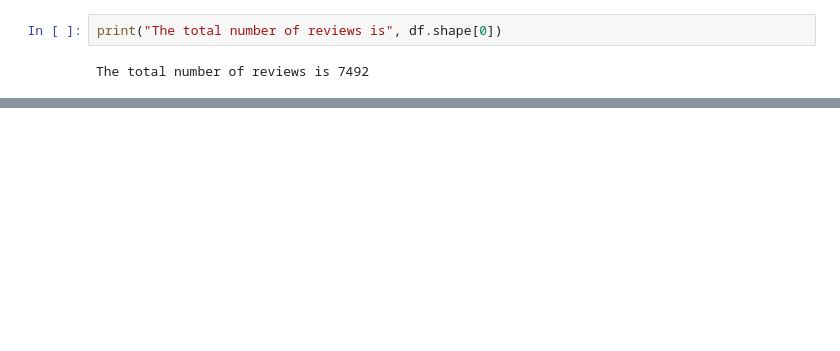
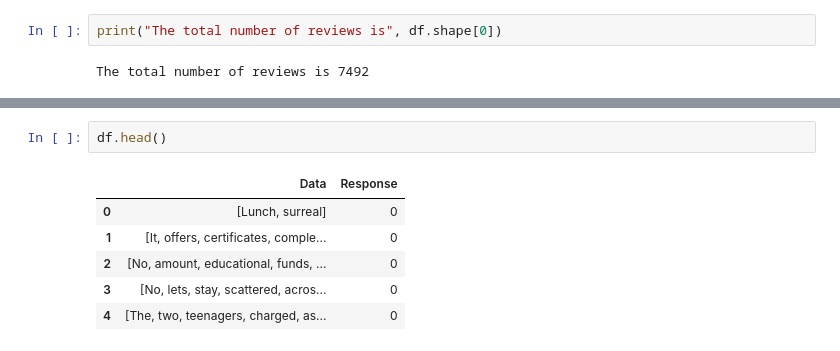
Before and after one commit to Sumith24/Hackathon_Sentiment_Analysis, a Jupyter notebook: comments_semtiment_analysis.ipynb, the cells around one changed output, grey strips where cells are left out. Drawn from its saved outputs; the diff is of its cells as text; blank space fills up the shorter version.

```diff
--- a/comments_semtiment_analysis.ipynb
+++ b/comments_semtiment_analysis.ipynb
@@ -60,0 +165,9 @@ df.head()
+# %%
+df.head()
+# %% [output]
+|  | Data | Response |
+| 0 | [Lunch, surreal] | 0 |
+| 1 | [It, offers, certificates, comple... | 0 |
+| 2 | [No, amount, educational, funds, ... | 0 |
+| 3 | [No, lets, stay, scattered, acros... | 0 |
+| 4 | [The, two, teenagers, charged, as... | 0 |
```
Also changed, not shown: parts of 60 cells of this notebook.
